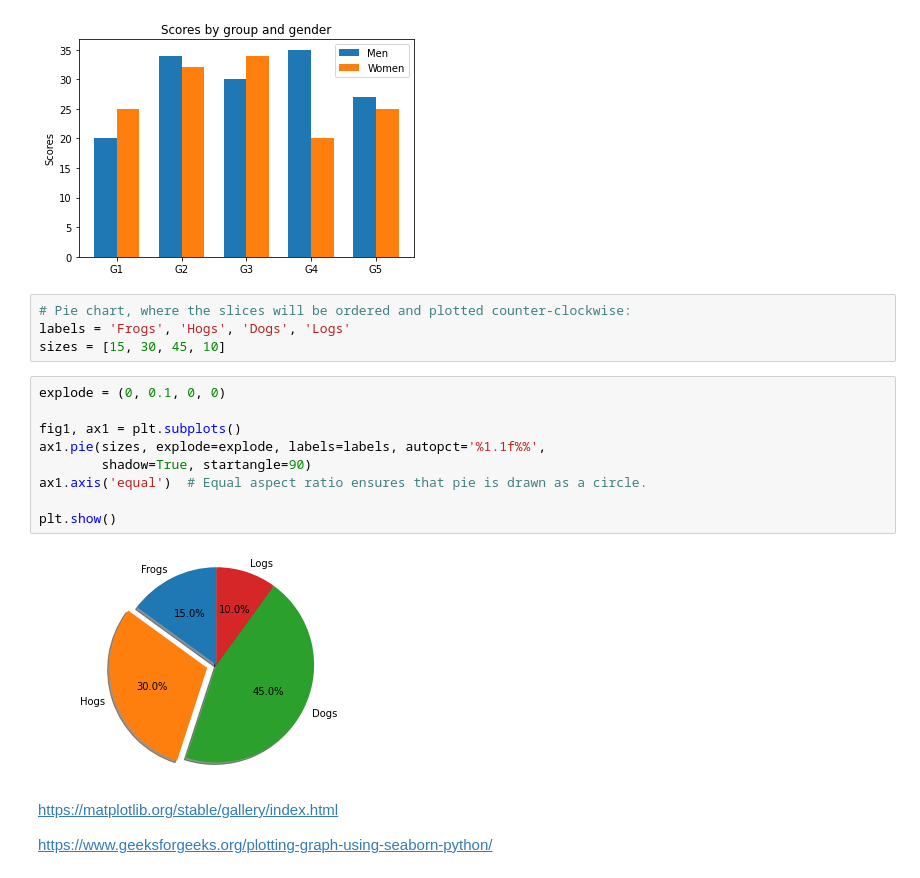
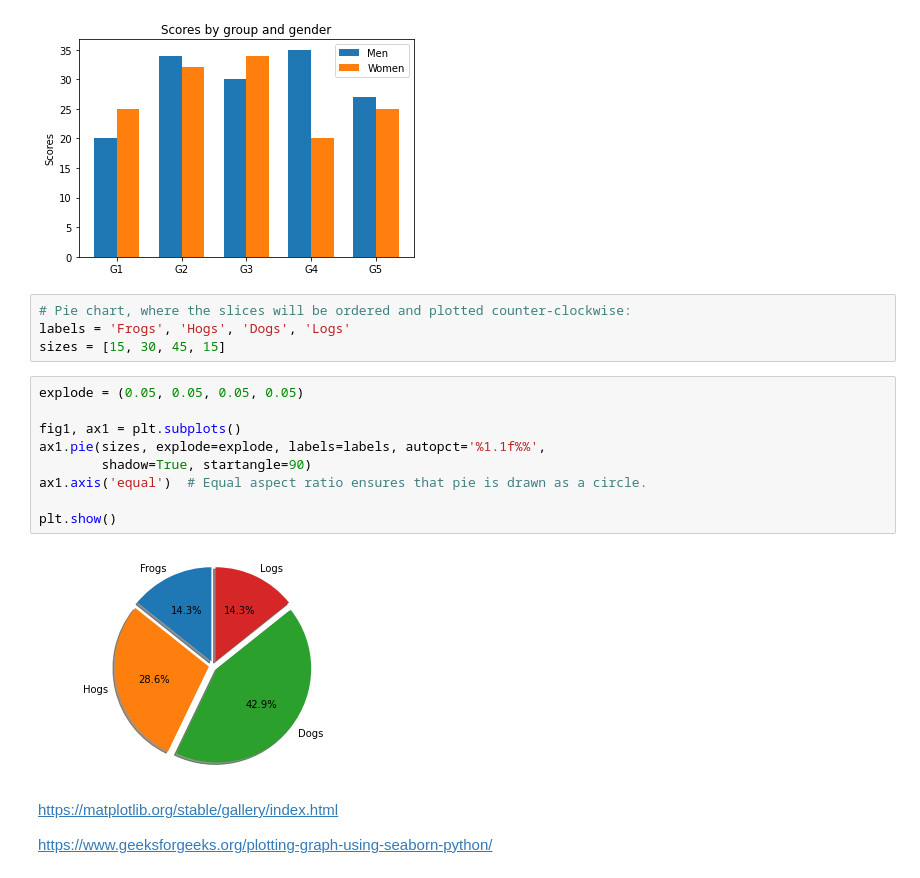
Before and after one commit to robertosgpontes/DataScience, a Jupyter notebook: 07-dataVisualization_02.ipynb, the cells around one changed output. Cells and saved outputs as stored; diff of their text form.

```diff
--- a/07-dataVisualization_02.ipynb
+++ b/07-dataVisualization_02.ipynb
@@ -149,18 +154,18 @@ ax.legend()
 # %%
 # Pie chart, where the slices will be ordered and plotted counter-clockwise:
 labels = 'Frogs', 'Hogs', 'Dogs', 'Logs'
-sizes = [15, 30, 45, 10]
+sizes = [15, 30, 45, 15]
 # %%
-explode = (0, 0.1, 0, 0)
+explode = (0.05, 0.05, 0.05, 0.05)
 
 fig1, ax1 = plt.subplots()
 ax1.pie(sizes, explode=explode, labels=labels, autopct='%1.1f%%',
         shadow=True, startangle=90)
 ax1.axis('equal')  # Equal aspect ratio ensures that pie is drawn as a circle.
 
 plt.show()
 # %% [output]
-[figure, old version]
+[figure, new version]
 # %% [markdown]
 https://matplotlib.org/stable/gallery/index.html
 
```
Also changed, not shown: parts of 8 cells of this notebook.
